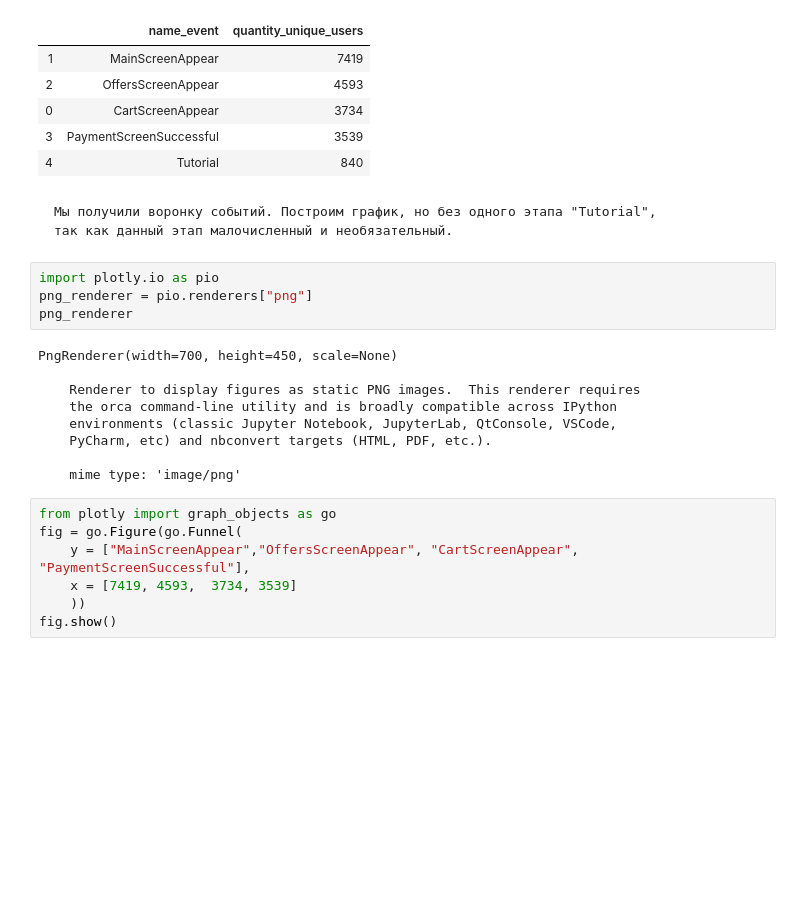
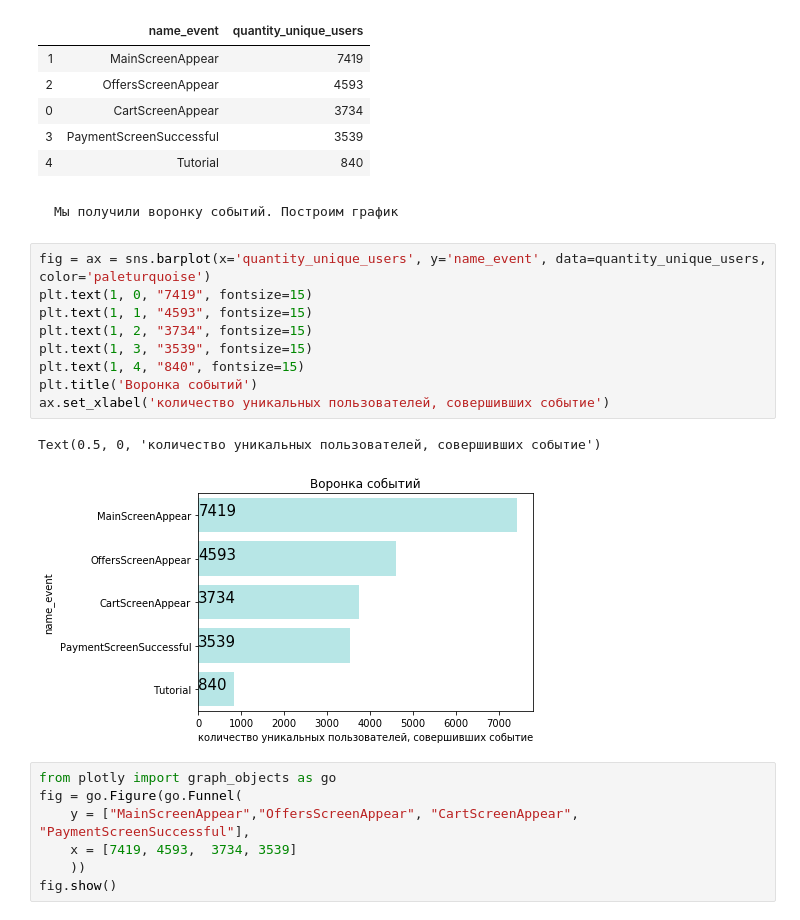
Before and after one commit to klimova-eugenia/Data-Analyst.yandex.praktikum, a Jupyter notebook: Data-Analyst.yandex.praktikum/08_Анализ пользовательского поведения в мобильном приложении/user_actions_in_app_upd.ipynb, the cells around one changed output. Drawn from its saved outputs; the diff is of its cells as text; blank space fills up the shorter version.

```diff
--- a/Data-Analyst.yandex.praktikum/08_Анализ пользовательского поведения в мобильном приложении/user_actions_in_app_upd.ipynb
+++ b/Data-Analyst.yandex.praktikum/08_Анализ пользовательского поведения в мобильном приложении/user_actions_in_app_upd.ipynb
@@ -258,21 +258,19 @@ quantity_unique_users
 | 3 | PaymentScreenSuccessful | 3539 |
 | 4 | Tutorial | 840 |
 # %% [markdown]
-    Мы получили воронку событий. Построим график, но без одного этапа "Tutorial",
-    так как данный этап малочисленный и необязательный.
+    Мы получили воронку событий. Построим график
-# %%
-import plotly.io as pio
-png_renderer = pio.renderers["png"]
-png_renderer
-# %% [output]
-PngRenderer(width=700, height=450, scale=None)
-
-    Renderer to display figures as static PNG images.  This renderer requires
-    the orca command-line utility and is broadly compatible across IPython
-    environments (classic Jupyter Notebook, JupyterLab, QtConsole, VSCode,
-    PyCharm, etc) and nbconvert targets (HTML, PDF, etc.).
-
-    mime type: 'image/png'
+# %%
+fig = ax = sns.barplot(x='quantity_unique_users', y='name_event', data=quantity_unique_users, color='paleturquoise')
+plt.text(1, 0, "7419", fontsize=15)
+plt.text(1, 1, "4593", fontsize=15)
+plt.text(1, 2, "3734", fontsize=15)
+plt.text(1, 3, "3539", fontsize=15)
+plt.text(1, 4, "840", fontsize=15)
+plt.title('Воронка событий')
+ax.set_xlabel('количество уникальных пользователей, совершивших событие')
+# %% [output]
+Text(0.5, 0, 'количество уникальных пользователей, совершивших событие')
+[figure, added]
 # %%
 from plotly import graph_objects as go
 fig = go.Figure(go.Funnel(
```
